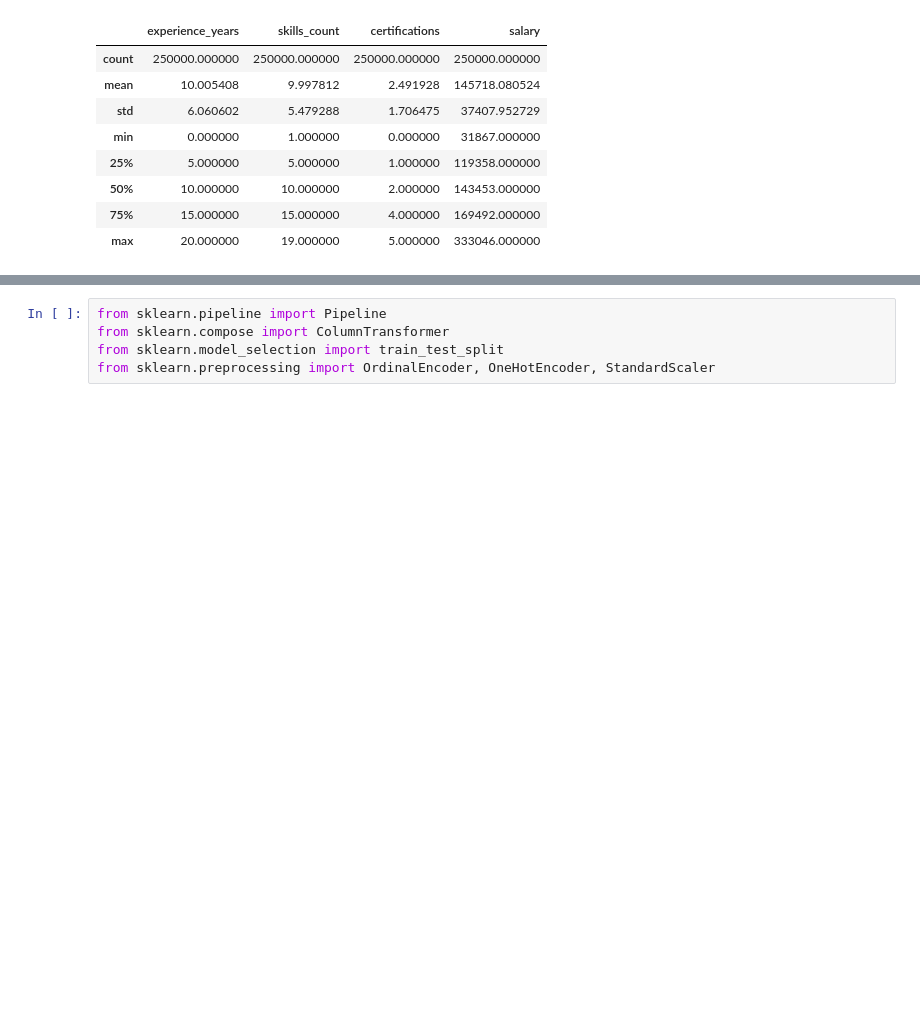
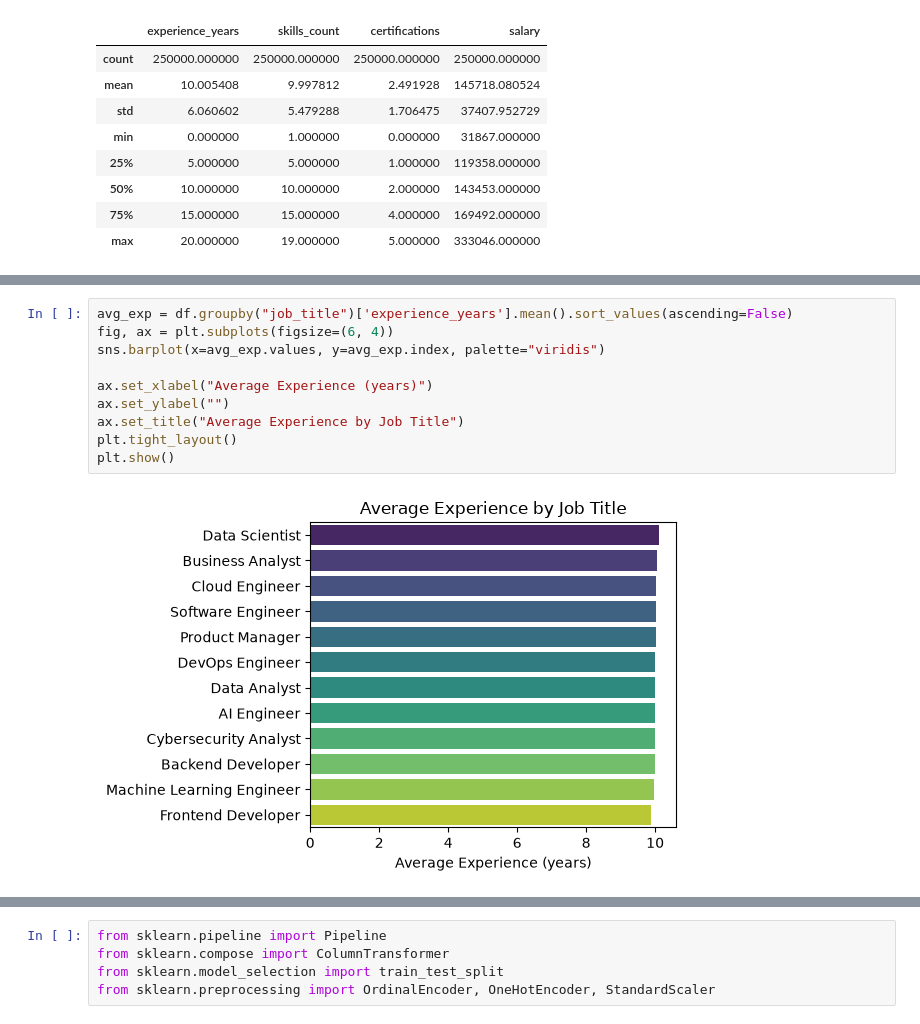
Before and after one commit to HimmatMagar/Job_Salary_Prediction, a Jupyter notebook: notebooks/research.ipynb, the cells around one changed output, grey strips where cells are left out. Drawn from its saved outputs; the diff is of its cells as text; blank space fills up the shorter version.

```diff
--- a/notebooks/research.ipynb
+++ b/notebooks/research.ipynb
@@ -117,0 +135,12 @@ array(['Hybrid', 'No', 'Yes'], dtype=object)
+# %%
+avg_exp = df.groupby("job_title")['experience_years'].mean().sort_values(ascending=False)
+fig, ax = plt.subplots(figsize=(6, 4))
+sns.barplot(x=avg_exp.values, y=avg_exp.index, palette="viridis")
+
+ax.set_xlabel("Average Experience (years)")
+ax.set_ylabel("")
+ax.set_title("Average Experience by Job Title")
+plt.tight_layout()
+plt.show()
+# %% [output]
+[figure, added]
```
Also changed, not shown: parts of 26 cells of this notebook, 4 other files.
